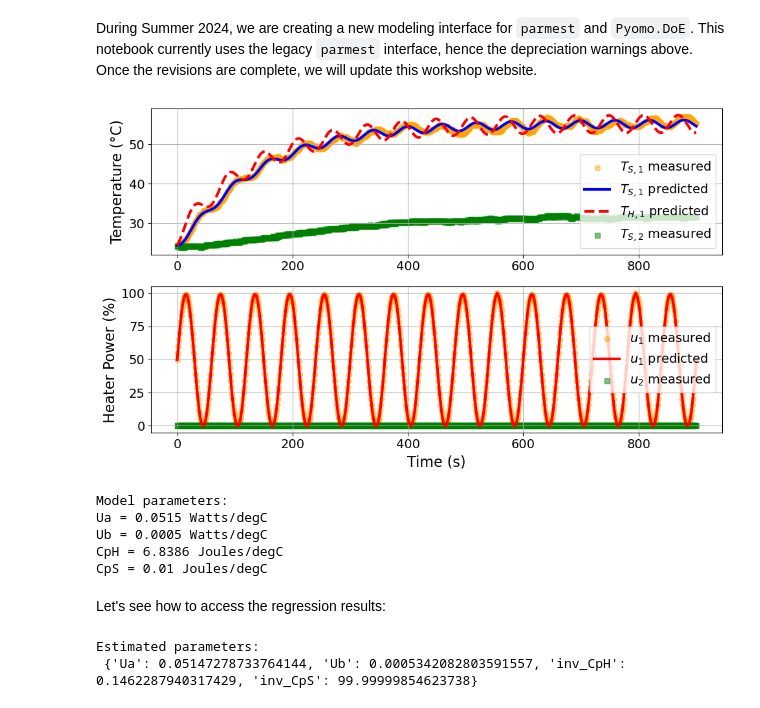
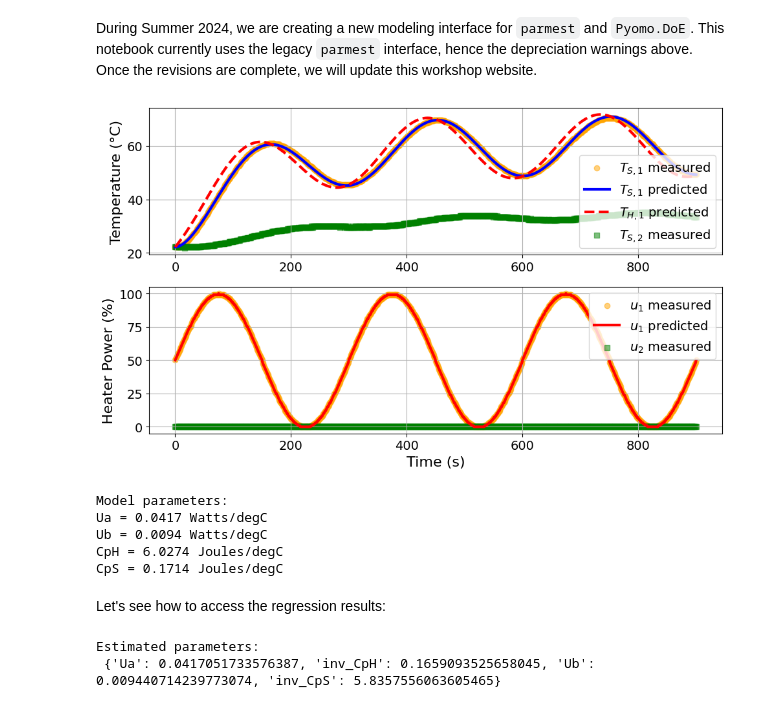
Before and after one commit to dowlinglab/pyomo-doe, a Jupyter notebook: notebooks/parmest.ipynb, the cells around one changed output. Saved outputs shown, nothing was run; the diff lists cells and outputs as text; code cells hidden in the pictures.

Commit message:
Updated extract results and parmest notebook

```diff
--- a/notebooks/parmest.ipynb
+++ b/notebooks/parmest.ipynb
@@ -25,9 +24,9 @@ number_tclab_states = 2
 import pandas as pd
 
 if on_colab:
-    file = "https://raw.githubusercontent.com/dowlinglab/pyomo-doe/main/data/tclab_sine_test.csv"
+    file = "https://raw.githubusercontent.com/dowlinglab/pyomo-doe/main/data/tclab_sine_test_5min_period.csv"
 else:
-    file = '../data/tclab_sine_test.csv'
+    file = '../data/tclab_sine_test_5min_period.csv'
 df = pd.read_csv(file)
 df.head()
 # %% [output]
@@ -50,7 +49,7 @@ ax = df.plot(x='Time', y=['Q1', 'Q2'], xlabel='Time (s)', ylabel='Heater Power (
 
 In the file `tclab_pyomo.py`, we defined a `dataclass` for convenience. It is essentially a light weight container to store experimental data.
 # %%
-tc_data = TCLabExperiment(
+tc_data = TC_Lab_data(
     name="Sine Wave Test for Heater 1",
     time=df['Time'].values,
     T1=df['T1'].values,
@@ -159,0 +108,11 @@ EXIT: Optimal Solution Found.
+# %%
+import pyomo.contrib.parmest.parmest as parmest
+
+# First, we define an Experiment object within parmest
+TC_Lab_sine_exp = TC_Lab_experiment(data=tc_data, number_of_states=number_tclab_states)
+
+# Since everything has been labeled properly in the Experiment object, we simply invoke
+# parmest's Estimator function to estimate the parameters.
+pest = parmest.Estimator([TC_Lab_sine_exp, ], obj_function='SSE', tee=True)
+
+obj, theta = pest.theta_est()
@@ -161,15 +138,15 @@ EXIT: Optimal Solution Found.
 During Summer 2024, we are creating a new modeling interface for `parmest` and `Pyomo.DoE`. This notebook currently uses the legacy `parmest` interface, hence the depreciation warnings above. Once the revisions are complete, we will update this workshop website.
 # %%
 parmest_regression_results = extract_plot_results(
-    tc_data, pest.pest_deprecated.parmest_model
+    tc_data, pest.ef_instance
 )
 # %% [output]
-[figure, old version]
+[figure, new version]
 Model parameters:
-Ua = 0.0515 Watts/degC
-Ub = 0.0005 Watts/degC
-CpH = 6.8386 Joules/degC
-CpS = 0.01 Joules/degC
+Ua = 0.0417 Watts/degC
+Ub = 0.0094 Watts/degC
+CpH = 6.0274 Joules/degC
+CpS = 0.1714 Joules/degC
 # %% [markdown]
 Let's see how to access the regression results:
 # %%
@@ -177,4 +154,4 @@ theta_values = theta.to_dict()
 print("Estimated parameters:\n", theta_values)
 # %% [output]
 Estimated parameters:
- {'Ua': 0.05147278733764144, 'Ub': 0.0005342082803591557, 'inv_CpH': 0.1462287940317429, 'inv_CpS': 99.99999854623738}
+ {'Ua': 0.0417051733576387, 'inv_CpH': 0.1659093525658045, 'Ub': 0.009440714239773074, 'inv_CpS': 5.8357556063605465}
```
Also changed, not shown: parts of 8 cells of this notebook, 1 other file.
